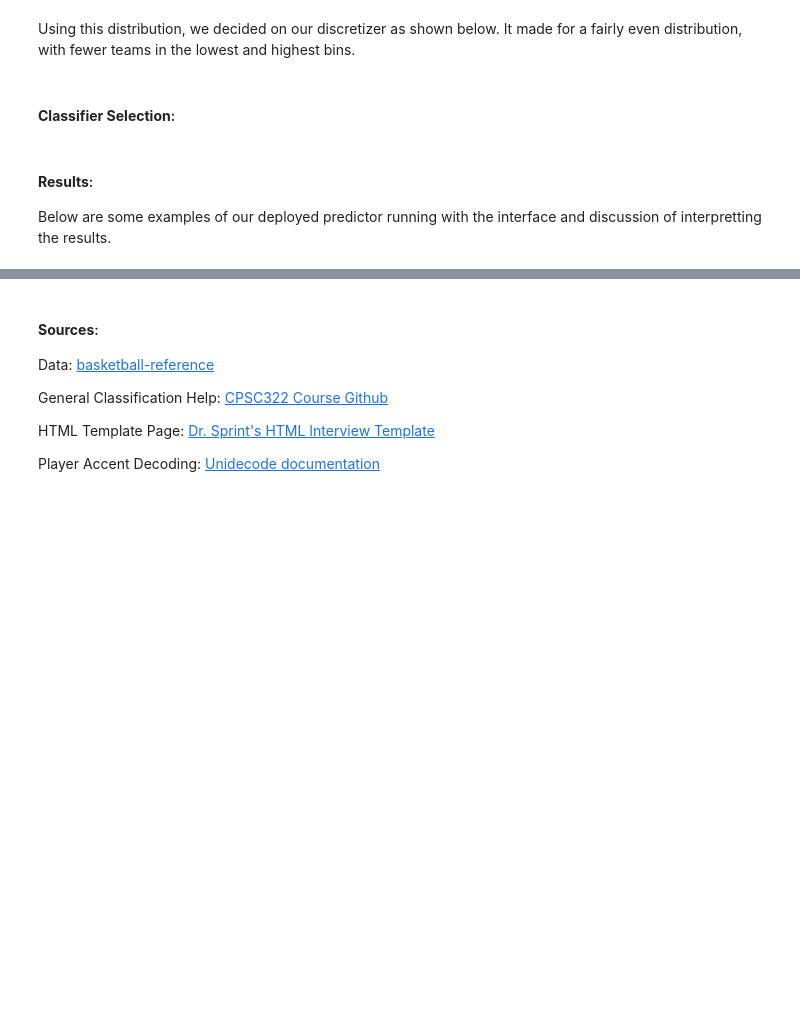
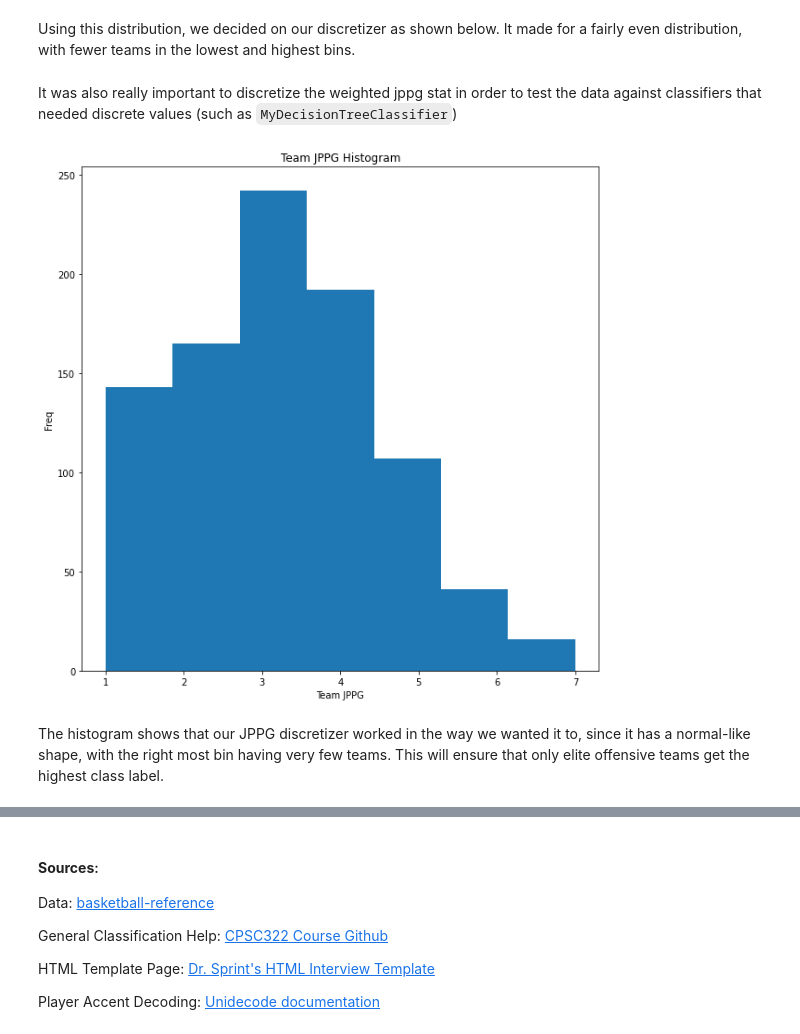
Before and after one commit to lmartin5/CPSC322-NBA-Stat-Predictor, a Jupyter notebook: technical_report.ipynb, the cells around one changed output, grey strips where cells are left out. Drawn from its saved outputs; the diff is of its cells as text; code cells hidden in the pictures; blank space fills up the shorter version.

```diff
--- a/technical_report.ipynb
+++ b/technical_report.ipynb
@@ -127,9 +128,20 @@ def discretize_win_percent(percent): # games won if 82 game season
         return 4
     else: # >58 games won
         return 5
-# %% [markdown]
-#### **Classifier Selection**:
-# %% [markdown]
-#### **Results**:
-
-Below are some examples of our deployed predictor running with the interface and discussion of interpretting the results.
+# %% [markdown]
+It was also really important to discretize the weighted jppg stat in order to test the data against classifiers that needed discrete values (such as `MyDecisionTreeClassifier`)
+# %%
+file_loc = os.path.join("input_data", "processed_data", "team_stats.csv")
+team_stats = MyPyTable().load_from_file(file_loc)
+jppg = team_stats.get_column("JPPG")
+
+plt.figure(figsize=(10, 10))
+plt.xlabel("Team JPPG")
+plt.ylabel("Freq")
+plt.title("Team JPPG Histogram")
+plt.hist(jppg, bins=7)
+plt.show()
+# %% [output]
+[figure, added]
+# %% [markdown]
+The histogram shows that our JPPG discretizer worked in the way we wanted it to, since it has a normal-like shape, with the right most bin having very few teams. This will ensure that only elite offensive teams get the highest class label.
```
Also changed, not shown: parts of 7 cells of this notebook.
